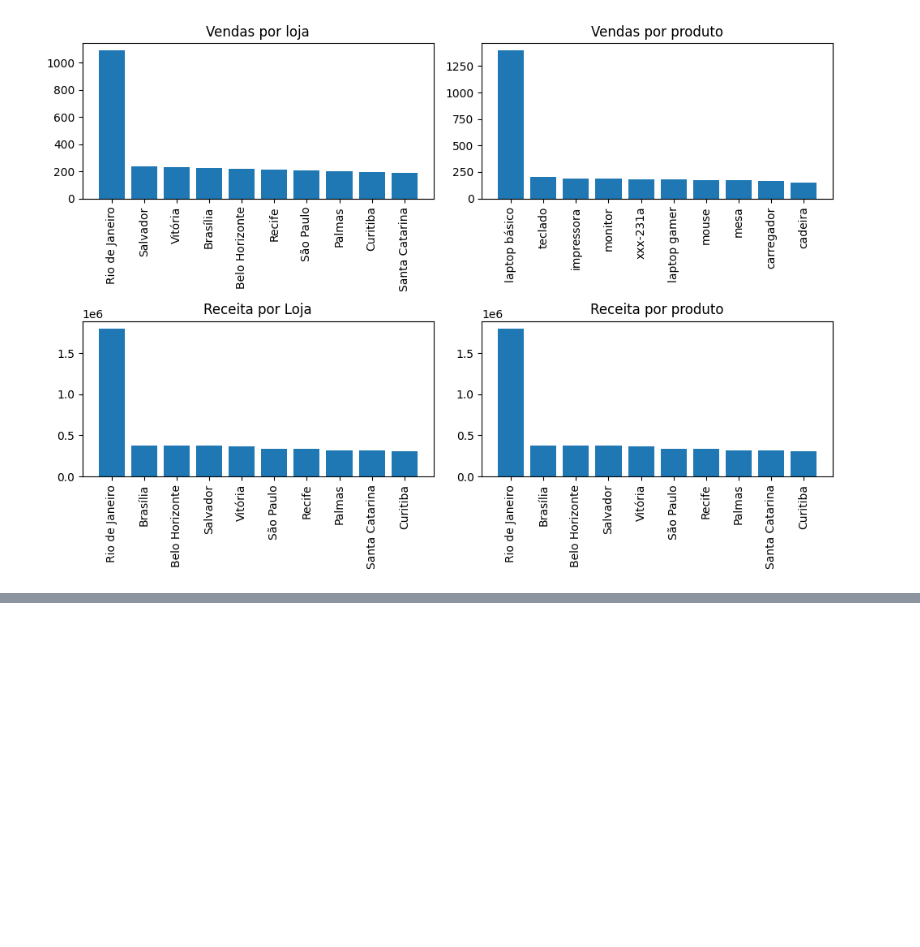
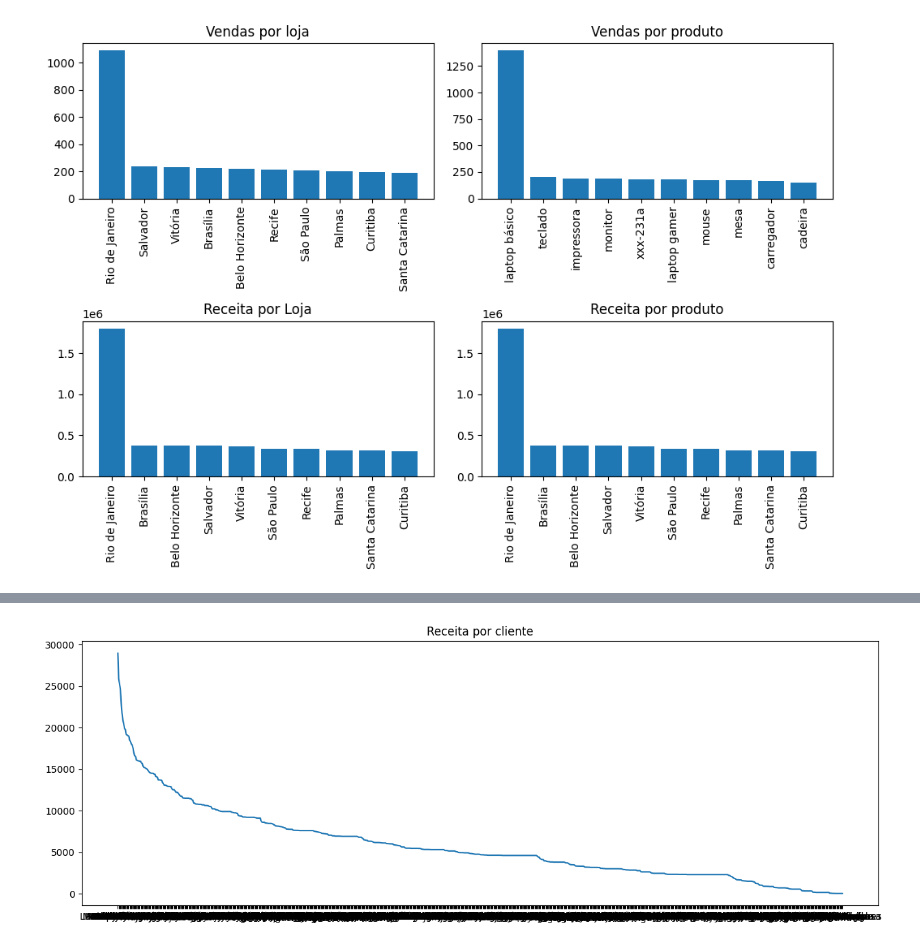
Before and after one commit to thaiisfaustino/Analise-contexto-loja, a Jupyter notebook: notebooks/analise-descritiva.ipynb, the cells around one changed output, grey strips where cells are left out. Cells and saved outputs as stored; diff of their text form; code cells hidden in the pictures; blank space fills up the shorter version.

```diff
--- a/notebooks/analise-descritiva.ipynb
+++ b/notebooks/analise-descritiva.ipynb
@@ -513,0 +518,3 @@ plt.show()
+# %%
+graf_dados = df[['cliente_nome', 'produto_valor']].groupby('cliente_nome').sum().produto_valor.sort_values(ascending=False)
+graf_dados
@@ -513,0 +535,7 @@ plt.show()
+# %%
+plt.figure(figsize=(15,5))
+plt.plot(graf_dados.index, graf_dados.values)
+plt.title('Receita por cliente')
+plt.show()
+# %% [output]
+[figure, added]
```
Also changed, not shown: parts of 21 cells of this notebook.
